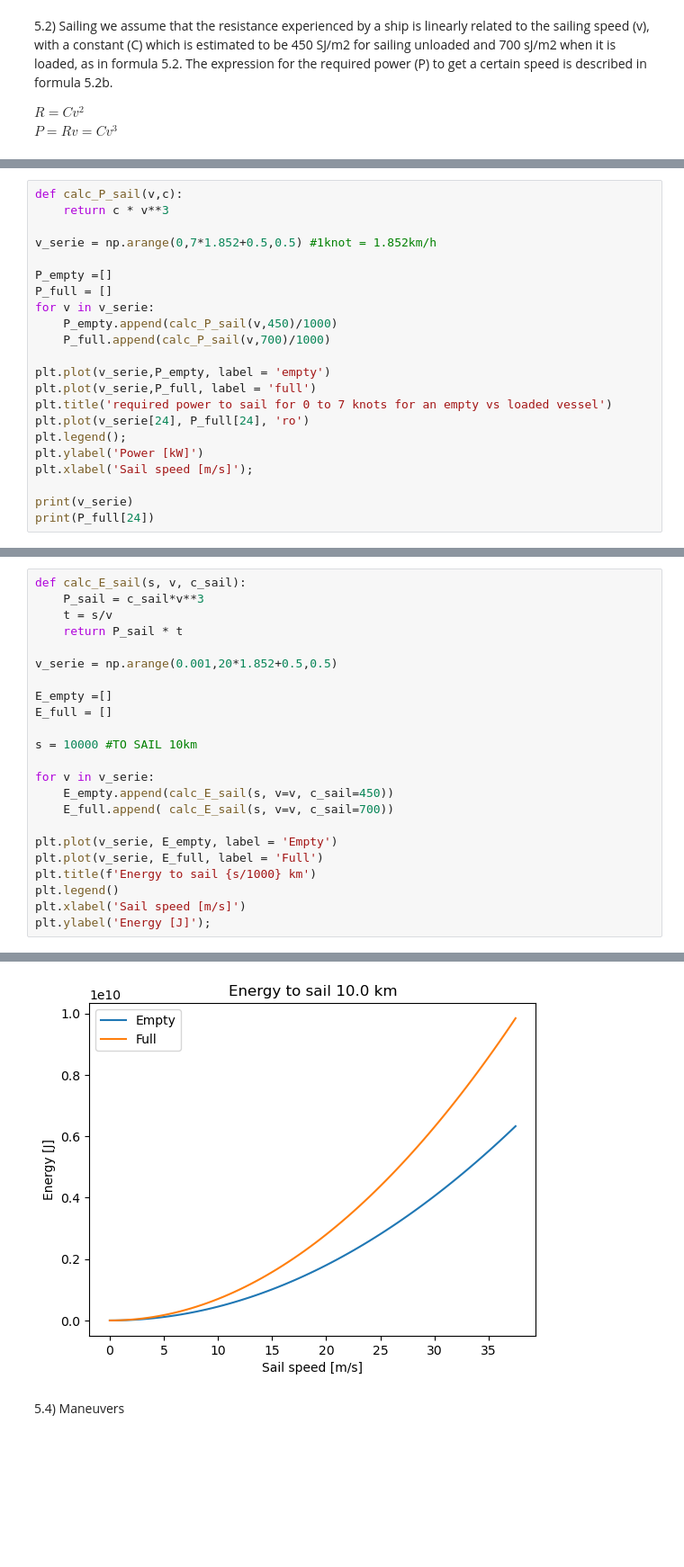
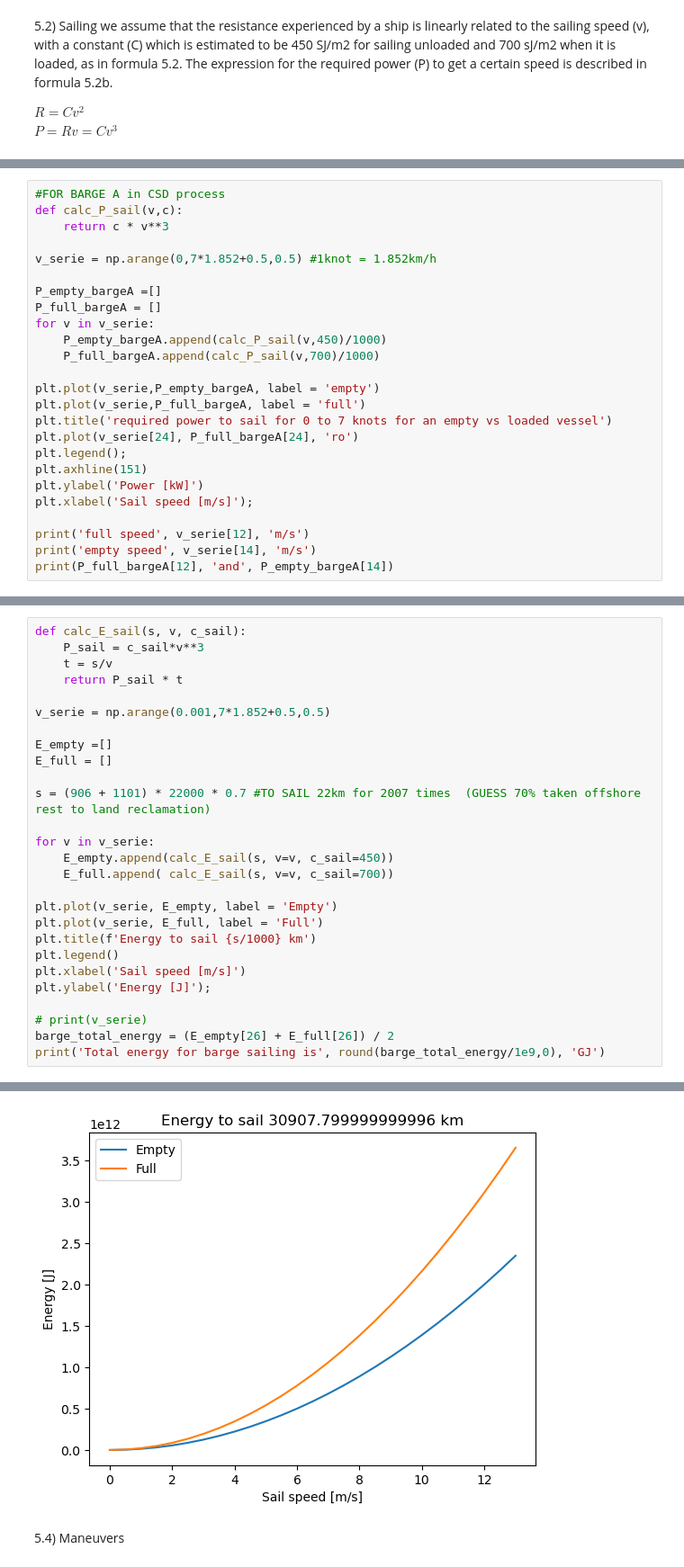
Before and after one commit to denisepierce01/Dredging, a Jupyter notebook: Dredging.ipynb, the cells around one changed output, grey strips where cells are left out. Shown: that part at 90% size. Drawn from its saved outputs; the diff is of its cells as text; blank space fills up the shorter version.

```diff
--- a/Dredging.ipynb
+++ b/Dredging.ipynb
@@ -507,23 +536,26 @@ $P= Rv = Cv^3$
 # %%
+#FOR BARGE A in CSD process
 def calc_P_sail(v,c):
     return c * v**3
 
 v_serie = np.arange(0,7*1.852+0.5,0.5) #1knot = 1.852km/h
 
-P_empty =[]
-P_full = []
+P_empty_bargeA =[]
+P_full_bargeA = []
 for v in v_serie:
-    P_empty.append(calc_P_sail(v,450)/1000)
-    P_full.append(calc_P_sail(v,700)/1000)
+    P_empty_bargeA.append(calc_P_sail(v,450)/1000)
+    P_full_bargeA.append(calc_P_sail(v,700)/1000)
 
-plt.plot(v_serie,P_empty, label = 'empty')
-plt.plot(v_serie,P_full, label = 'full')
+plt.plot(v_serie,P_empty_bargeA, label = 'empty')
+plt.plot(v_serie,P_full_bargeA, label = 'full')
 plt.title('required power to sail for 0 to 7 knots for an empty vs loaded vessel')
-plt.plot(v_serie[24], P_full[24], 'ro')
+plt.plot(v_serie[24], P_full_bargeA[24], 'ro')
 plt.legend();
+plt.axhline(151)
 plt.ylabel('Power [kW]')
 plt.xlabel('Sail speed [m/s]');
 
-print(v_serie)
-print(P_full[24])
+print('full speed', v_serie[12], 'm/s')
+print('empty speed', v_serie[14], 'm/s')
+print(P_full_bargeA[12], 'and', P_empty_bargeA[14])
 # %% [output]
@@ -542,12 +569,12 @@ def calc_E_sail(s, v, c_sail):
     t = s/v
     return P_sail * t
 
-v_serie = np.arange(0.001,20*1.852+0.5,0.5)
+v_serie = np.arange(0.001,7*1.852+0.5,0.5)
 
 E_empty =[]
 E_full = []
 
-s = 10000 #TO SAIL 10km
+s = (906 + 1101) * 22000 * 0.7 #TO SAIL 22km for 2007 times  (GUESS 70% taken offshore rest to land reclamation)
 
 for v in v_serie:
     E_empty.append(calc_E_sail(s, v=v, c_sail=450))
@@ -559,4 +586,8 @@ plt.title(f'Energy to sail {s/1000} km')
 plt.legend()
 plt.xlabel('Sail speed [m/s]')
 plt.ylabel('Energy [J]');
+
+# print(v_serie)
+barge_total_energy = (E_empty[26] + E_full[26]) / 2
+print('Total energy for barge sailing is', round(barge_total_energy/1e9,0), 'GJ')
 # %% [output]
@@ -563,4 +595,4 @@ plt.ylabel('Energy [J]');
-[figure, old version]
+[figure, new version]
 # %% [markdown]
 5.4) Maneuvers
 # %%
```
Also changed, not shown: parts of 64 cells of this notebook.
